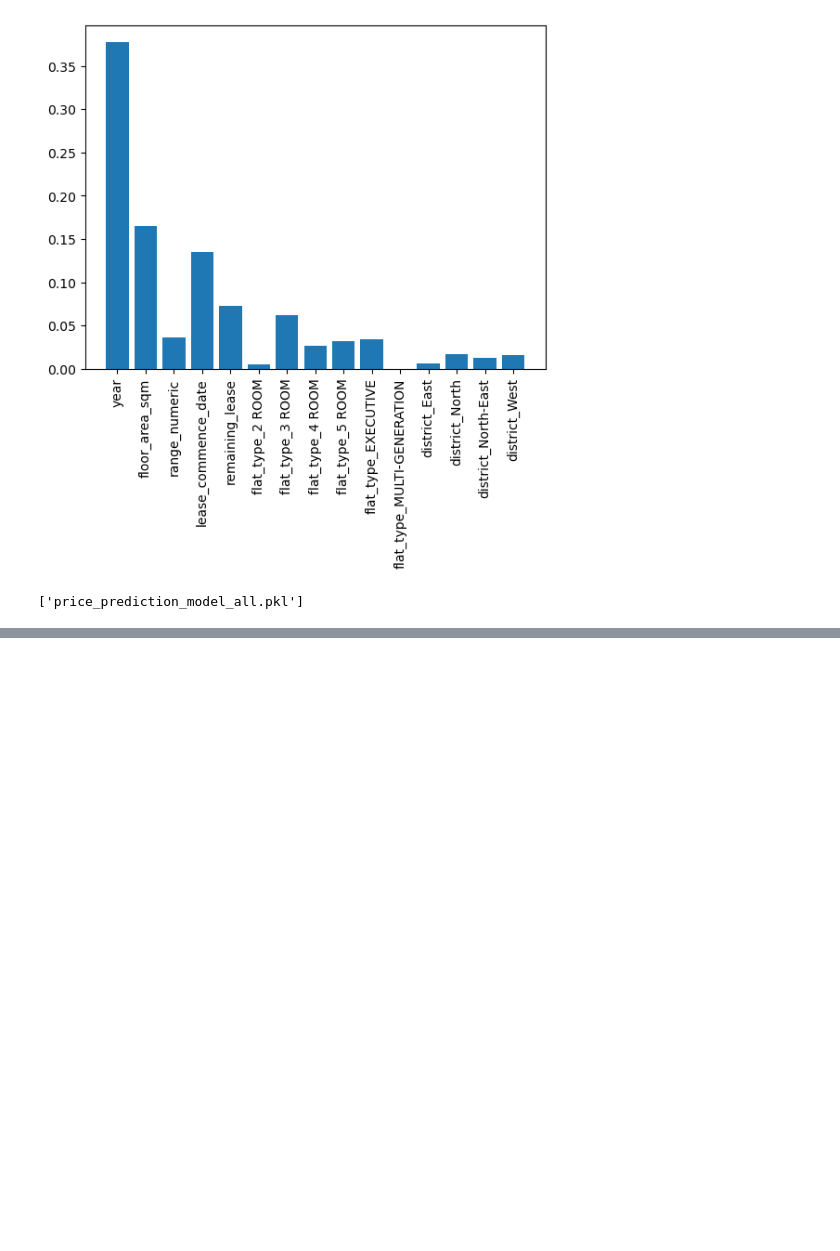
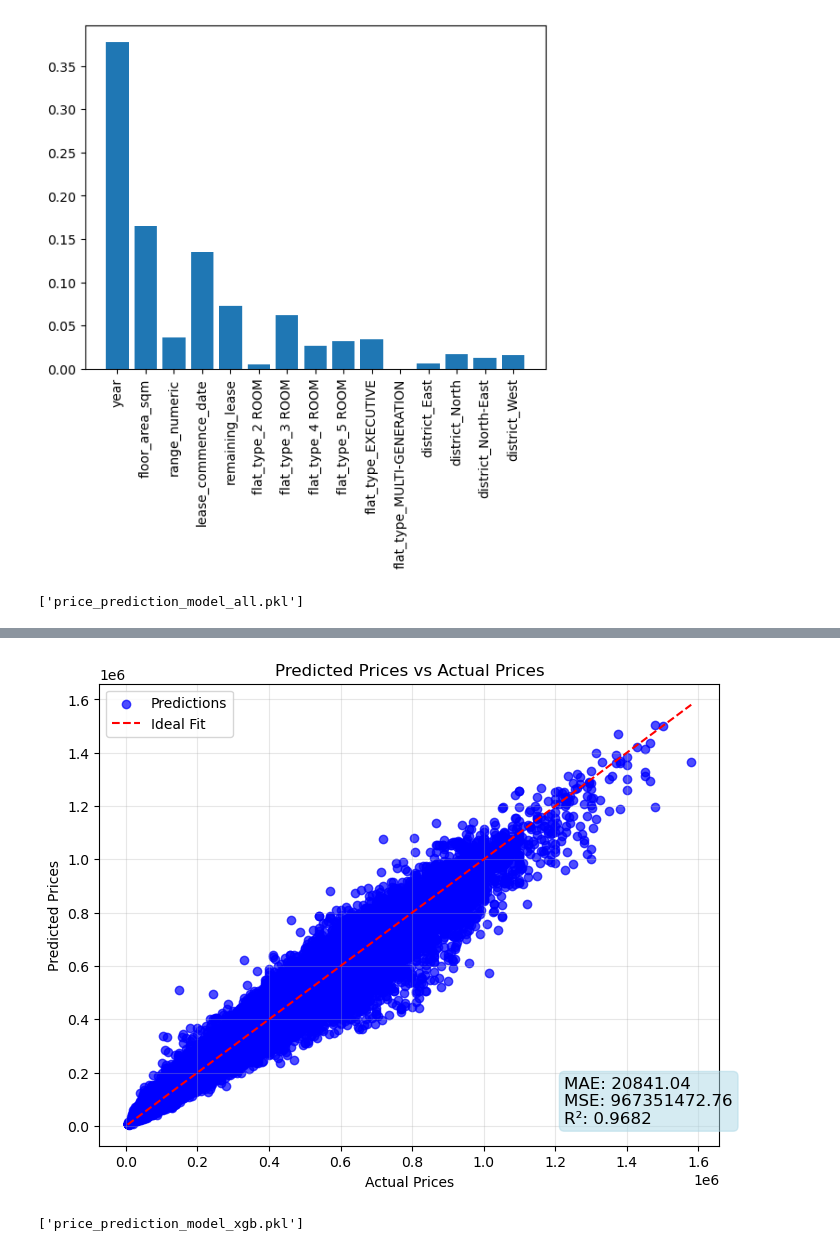
Before and after one commit to bossman2406/Housing-Prices-AI, a Jupyter notebook: price_prediction_all.ipynb, the cells around one changed output, grey strips where cells are left out. Drawn from its saved outputs; the diff is of its cells as text; code cells hidden in the pictures; blank space fills up the shorter version.

```diff
--- a/price_prediction_all.ipynb
+++ b/price_prediction_all.ipynb
@@ -186,0 +360,14 @@ model = joblib.load('price_prediction_model_all.pkl')
+# %%
+# Gradient Boosting Model
+xgb_model = XGBRegressor(
+    learning_rate= 0.10087761346626611,
+    n_estimators= 590,
+    max_depth= 11,
+    subsample = 0.9958183955552087,
+    colsample_bytree= 0.9955580767322605,
+    min_child_weight= 5,
+    reg_alpha= 0.07393758236869877,
+    reg_lambda= 3.6904532645035695
+)
+# %%
+xgb_model.fit(X_train, y_train)
@@ -186,0 +387,33 @@ model = joblib.load('price_prediction_model_all.pkl')
+# %%
+y_pred = xgb_model.predict(X_test)
+
+# Metrics
+mae = mean_absolute_error(y_test, y_pred)
+mse = mean_squared_error(y_test, y_pred)
+r2 = r2_score(y_test, y_pred)
+
+# Create the scatter plot
+plt.figure(figsize=(8, 6))
+plt.scatter(y_test, y_pred, alpha=0.7, color='blue', label='Predictions')
+plt.plot([min(y_test), max(y_test)], [min(y_test), max(y_test)], color='red', linestyle='--', label='Ideal Fit')
+
+
+# Add labels, title, and legend
+plt.xlabel("Actual Prices")
+plt.ylabel("Predicted Prices")
+plt.title("Predicted Prices vs Actual Prices")
+plt.legend()
+plt.grid(alpha=0.3)
+
+# Display the metrics on the plot
+metrics_text = f"MAE: {mae:.2f}\nMSE: {mse:.2f}\nR²: {r2:.4f}"
+plt.gca().text(0.75, 0.15, metrics_text, transform=plt.gca().transAxes, fontsize=12, verticalalignment='top',
+               bbox=dict(boxstyle="round", alpha=0.5, color="lightblue"))
+# Display the plot
+plt.show()
+# %% [output]
+[figure, added]
+# %%
+joblib.dump(xgb_model, 'price_prediction_model_xgb.pkl')
+# %% [output]
+['price_prediction_model_xgb.pkl']
```
Also changed, not shown: parts of 9 cells of this notebook, 2 other files.
